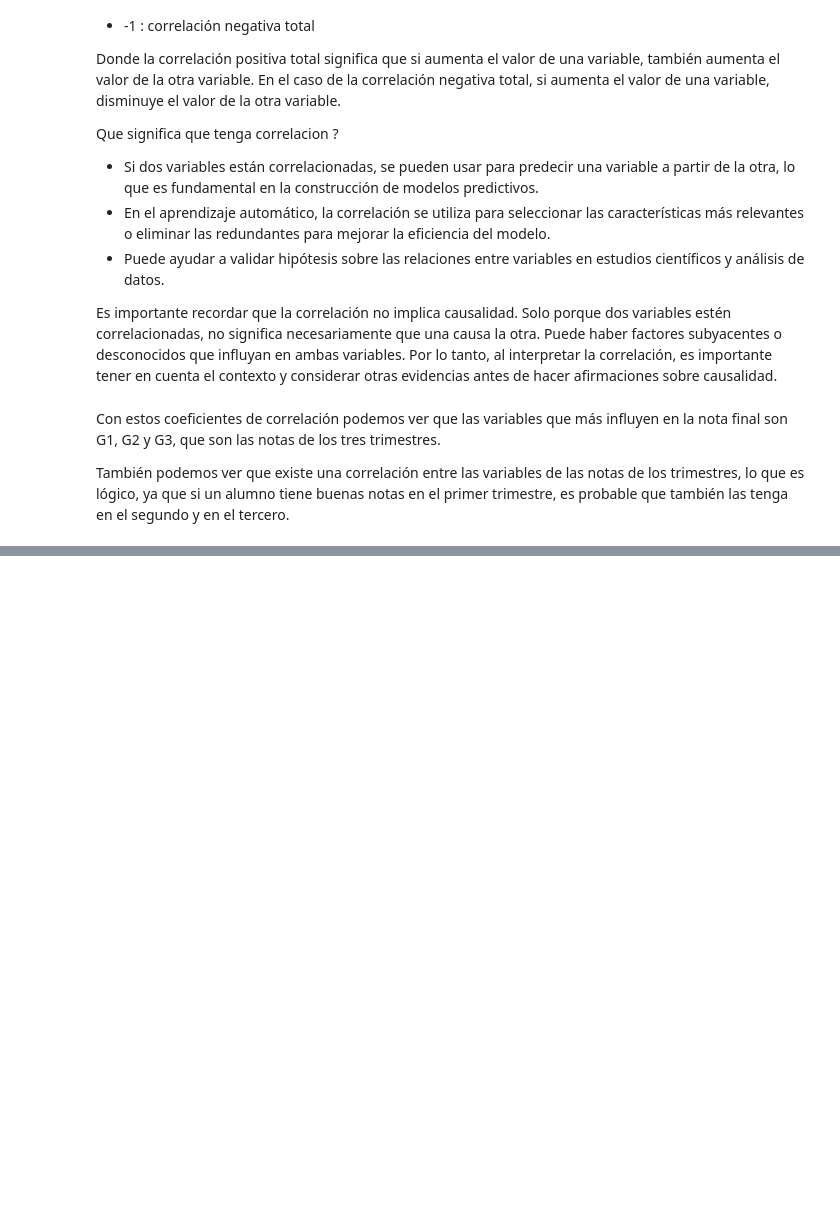
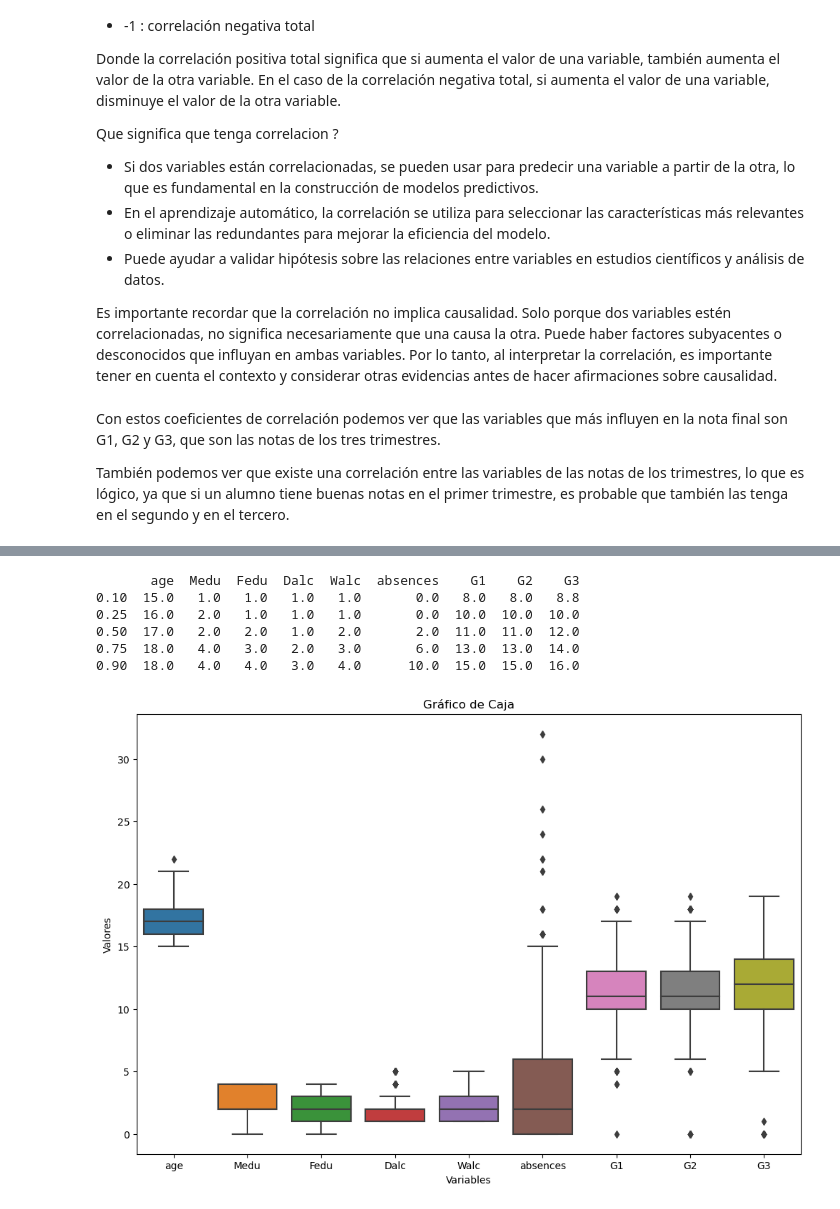
Before and after one commit to Ssebv/data-science-lab2, a Jupyter notebook: main.ipynb, the cells around one changed output, grey strips where cells are left out. Saved outputs shown, nothing was run; the diff lists cells and outputs as text; code cells hidden in the pictures; blank space fills up the shorter version.

```diff
--- a/main.ipynb
+++ b/main.ipynb
@@ -152,0 +179,22 @@ plt.show()
+# %%
+# 4. Percentil(10,25,50,75,90)
+
+percentiles = df[continuas_seleccionadas].quantile([0.10, 0.25, 0.50, 0.75, 0.90])
+
+print(percentiles)
+
+# Crear un gráfico de caja (boxplot)
+plt.figure(figsize=(12, 8))
+sns.boxplot(data=df[percentiles.columns])
+plt.title('Gráfico de Caja')
+plt.xlabel('Variables')
+plt.ylabel('Valores')
+plt.show()
+# %% [output]
+       age  Medu  Fedu  Dalc  Walc  absences    G1    G2    G3
+0.10  15.0   1.0   1.0   1.0   1.0       0.0   8.0   8.0   8.8
+0.25  16.0   2.0   1.0   1.0   1.0       0.0  10.0  10.0  10.0
+0.50  17.0   2.0   2.0   1.0   2.0       2.0  11.0  11.0  12.0
+0.75  18.0   4.0   3.0   2.0   3.0       6.0  13.0  13.0  14.0
+0.90  18.0   4.0   4.0   3.0   4.0      10.0  15.0  15.0  16.0
+[figure, added]
```
Also changed, not shown: parts of 34 cells of this notebook.
